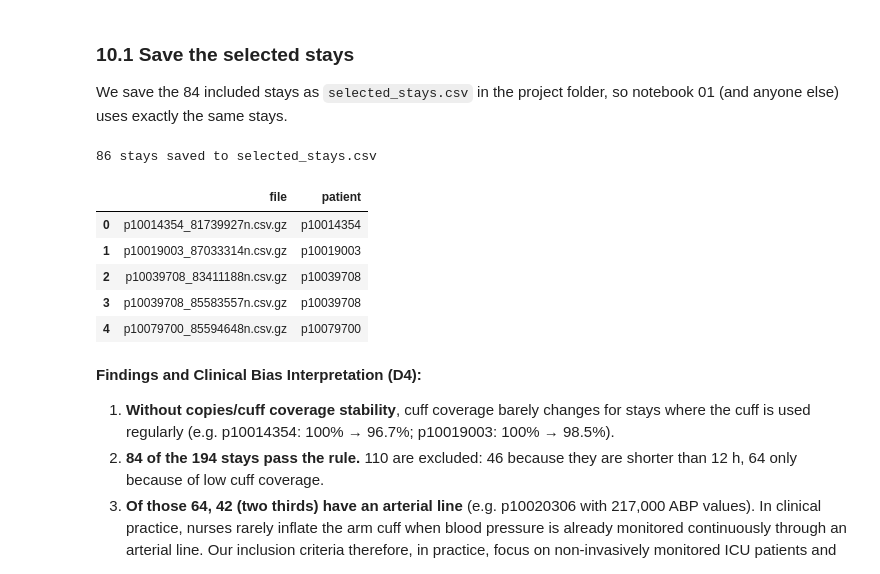
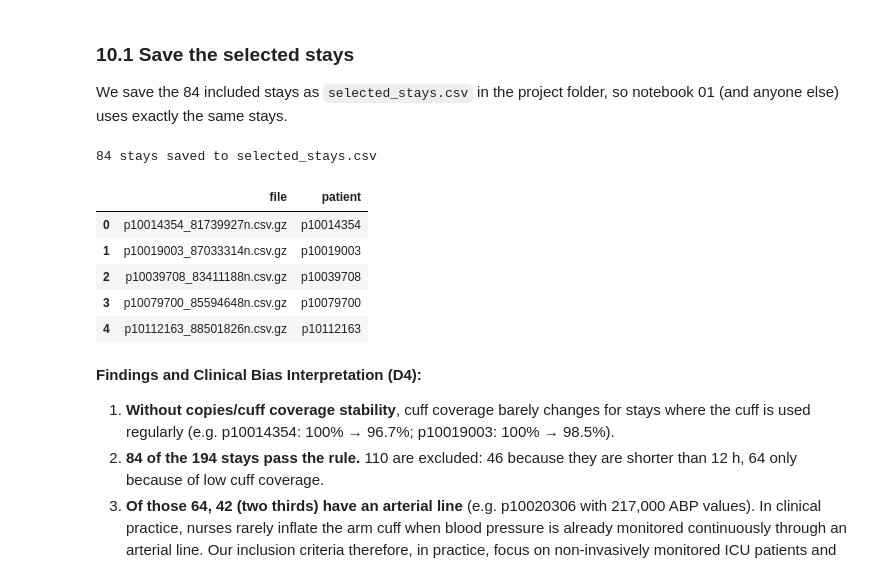
Before and after one commit to catalinabatalla/Final-project-AI-industry, a Jupyter notebook: notebooks/00_patient_selection.ipynb, the cells around one changed output. Cells and saved outputs as stored; diff of their text form; code cells hidden in the pictures.

```diff
--- a/notebooks/00_patient_selection.ipynb
+++ b/notebooks/00_patient_selection.ipynb
@@ -492,6 +492,7 @@ for f in files:
         cov_real = 0.0
 
     patient_rows.append({
+        "file":f,
         "patient": f.split("_")[0],
         "duration_h": dur_h,
         "cov_with_copies": cov_with_copies,
@@ -602,21 +603,18 @@ print(excluded_long["has_abp"].sum(), "of those", len(excluded_long), "have an a
 ### 10.1 Save the selected stays
 We save the 84 included stays as `selected_stays.csv` in the project folder, so notebook 01 (and anyone else) uses exactly the same stays.
 # %%
-use = set(included["patient"])
-selected = pd.DataFrame({"file": [f for f in files if f.split("_")[0] in use]})
-selected["patient"] = selected["file"].str.split("_").str[0]
-selected = selected.sort_values("patient").reset_index(drop=True)
+selected = included[["file", "patient"]].sort_values("patient").reset_index(drop=True)
 selected.to_csv(os.path.join("..", "selected_stays.csv"), index=False)
 print(len(selected), "stays saved to selected_stays.csv")
 selected.head()
 # %% [output]
-86 stays saved to selected_stays.csv
+84 stays saved to selected_stays.csv
 |  | file | patient |
 | 0 | p10014354_81739927n.csv.gz | p10014354 |
 | 1 | p10019003_87033314n.csv.gz | p10019003 |
 | 2 | p10039708_83411188n.csv.gz | p10039708 |
-| 3 | p10039708_85583557n.csv.gz | p10039708 |
-| 4 | p10079700_85594648n.csv.gz | p10079700 |
+| 3 | p10079700_85594648n.csv.gz | p10079700 |
+| 4 | p10112163_88501826n.csv.gz | p10112163 |
 # %% [markdown]
 **Findings and Clinical Bias Interpretation (D4):**
 1. **Without copies/cuff coverage stability**, cuff coverage barely changes for stays where the cuff is used regularly (e.g. p10014354: 100% → 96.7%; p10019003: 100% → 98.5%).
```
Also changed, not shown: 4 other files.
